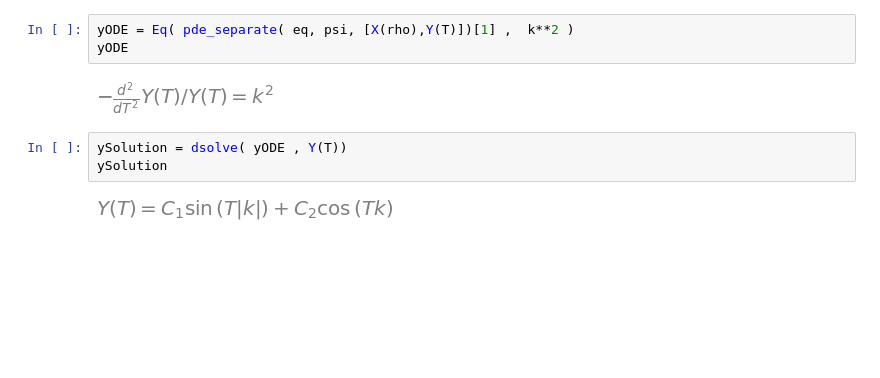
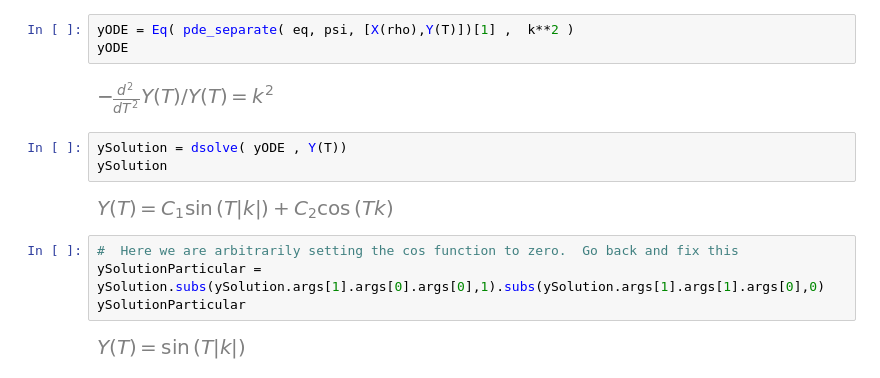
Before and after one commit to GeoffCope/General_Relativity_Python, a Jupyter notebook: Reality_of_the_Cylindrical_Gravitational_Waves_of_Einstein_Rosen_Weber_Wheeler.ipynb, the cells around one changed output. Saved outputs shown, nothing was run; the diff lists cells and outputs as text; blank space fills up the shorter version.

```diff
--- a/Reality_of_the_Cylindrical_Gravitational_Waves_of_Einstein_Rosen_Weber_Wheeler.ipynb
+++ b/Reality_of_the_Cylindrical_Gravitational_Waves_of_Einstein_Rosen_Weber_Wheeler.ipynb
@@ -198,3 +209,9 @@ ySolution = dsolve( yODE , Y(T))
 ySolution
 # %% [output]
 [figure]
+# %%
+#  Here we are arbitrarily setting the cos function to zero.  Go back and fix this
+ySolutionParticular = ySolution.subs(ySolution.args[1].args[0].args[0],1).subs(ySolution.args[1].args[1].args[0],0)
+ySolutionParticular
+# %% [output]
+[figure, added]
```
Also changed, not shown: parts of 16 cells of this notebook, 5 other files.
